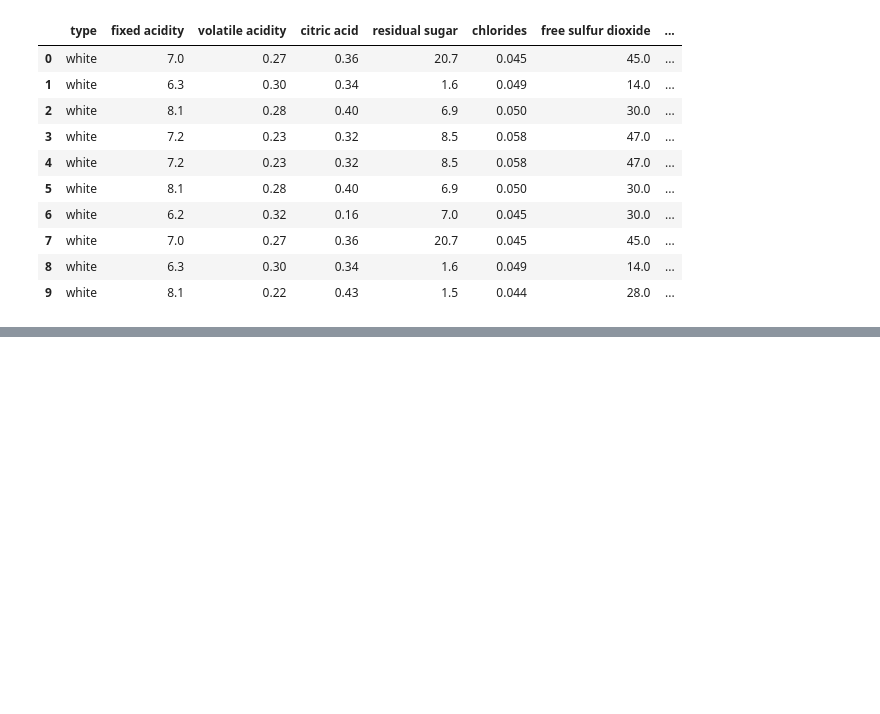
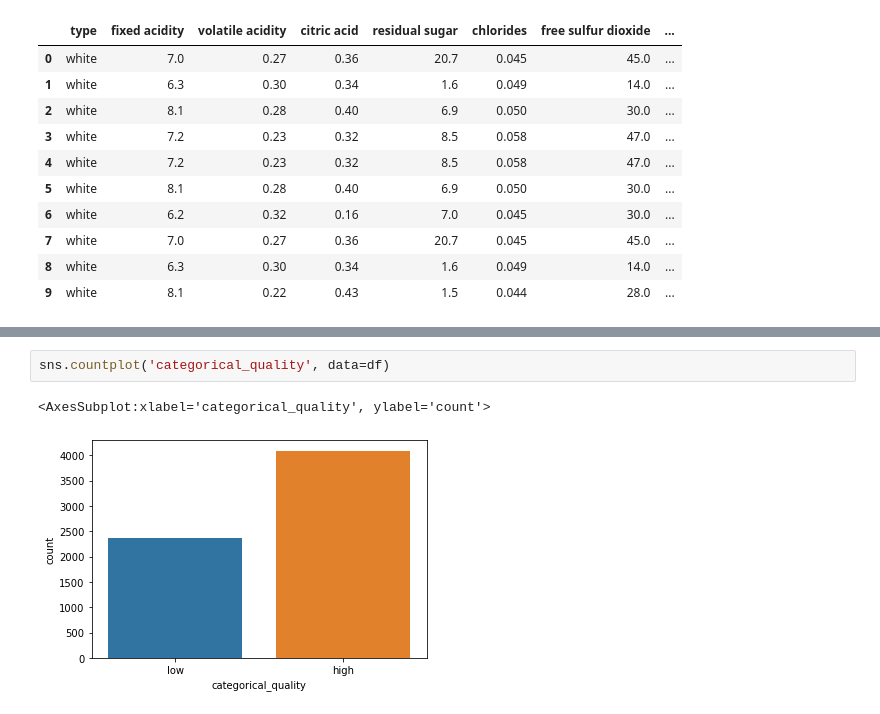
Before and after one commit to daysthroughcode/DABProject3, a Jupyter notebook: 1-Notebooks/cleaning.ipynb, the cells around one changed output, grey strips where cells are left out. Cells and saved outputs as stored; diff of their text form; blank space fills up the shorter version.

```diff
--- a/1-Notebooks/cleaning.ipynb
+++ b/1-Notebooks/cleaning.ipynb
@@ -29,0 +124,5 @@ df.head(10)
+# %%
+sns.countplot('categorical_quality', data=df)
+# %% [output]
+<AxesSubplot:xlabel='categorical_quality', ylabel='count'>
+[figure, added]
```
Also changed, not shown: parts of 56 cells of this notebook.
